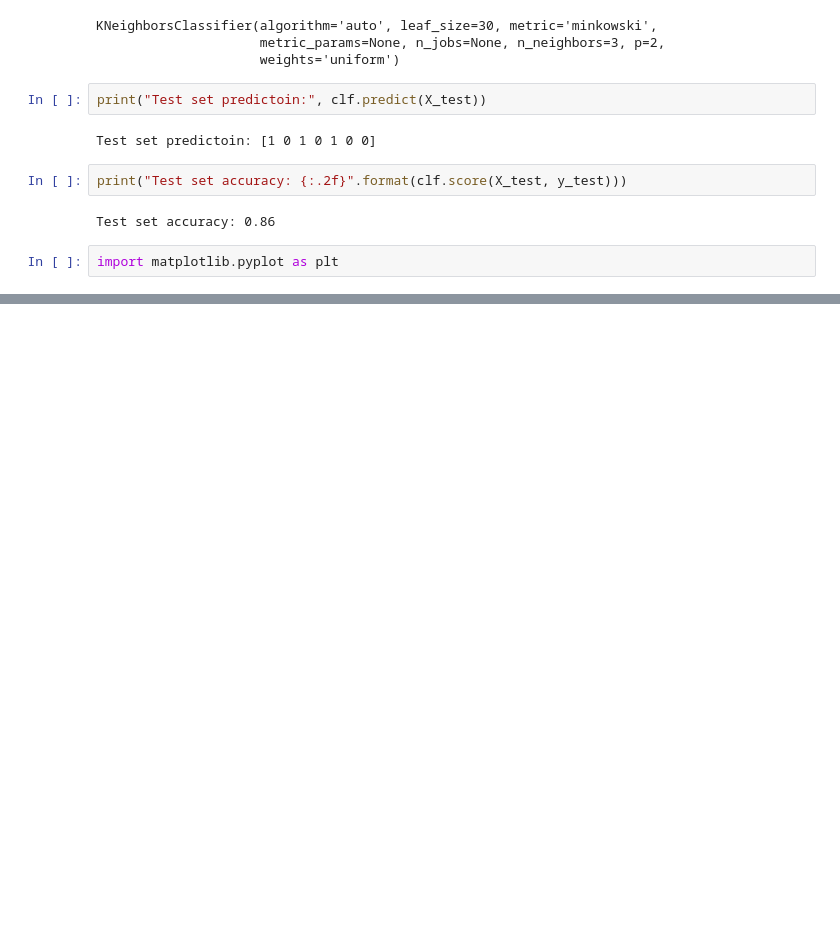
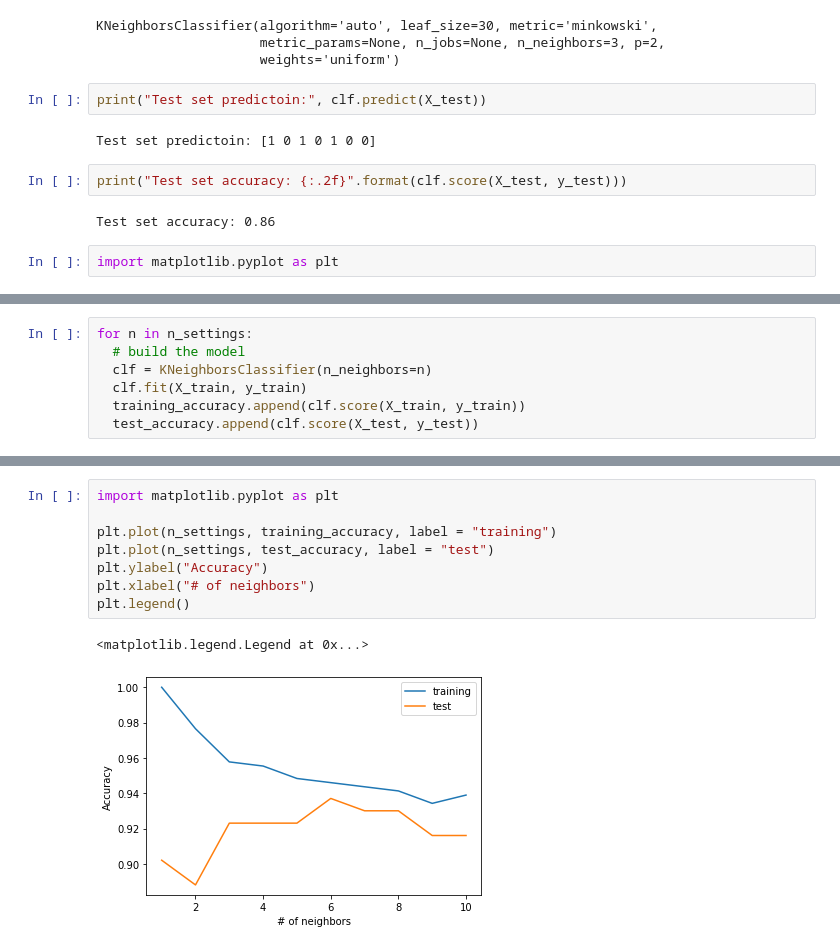
Before and after one commit to seokjinwoo/randomforest, a Jupyter notebook: mglearn.ipynb, the cells around one changed output, grey strips where cells are left out. Drawn from its saved outputs; the diff is of its cells as text; blank space fills up the shorter version.

```diff
--- a/mglearn.ipynb
+++ b/mglearn.ipynb
@@ -185,0 +203,7 @@ for n, ax in zip([1,3,9], axes):
+# %%
+for n in n_settings:
+  # build the model
+  clf = KNeighborsClassifier(n_neighbors=n)
+  clf.fit(X_train, y_train)
+  training_accuracy.append(clf.score(X_train, y_train))
+  test_accuracy.append(clf.score(X_test, y_test))
@@ -185,0 +223,11 @@ for n, ax in zip([1,3,9], axes):
+# %%
+import matplotlib.pyplot as plt
+
+plt.plot(n_settings, training_accuracy, label = "training")
+plt.plot(n_settings, test_accuracy, label = "test")
+plt.ylabel("Accuracy")
+plt.xlabel("# of neighbors")
+plt.legend()
+# %% [output]
+<matplotlib.legend.Legend at 0x...>
+[figure, added]
```
Also changed, not shown: parts of 23 cells of this notebook.
